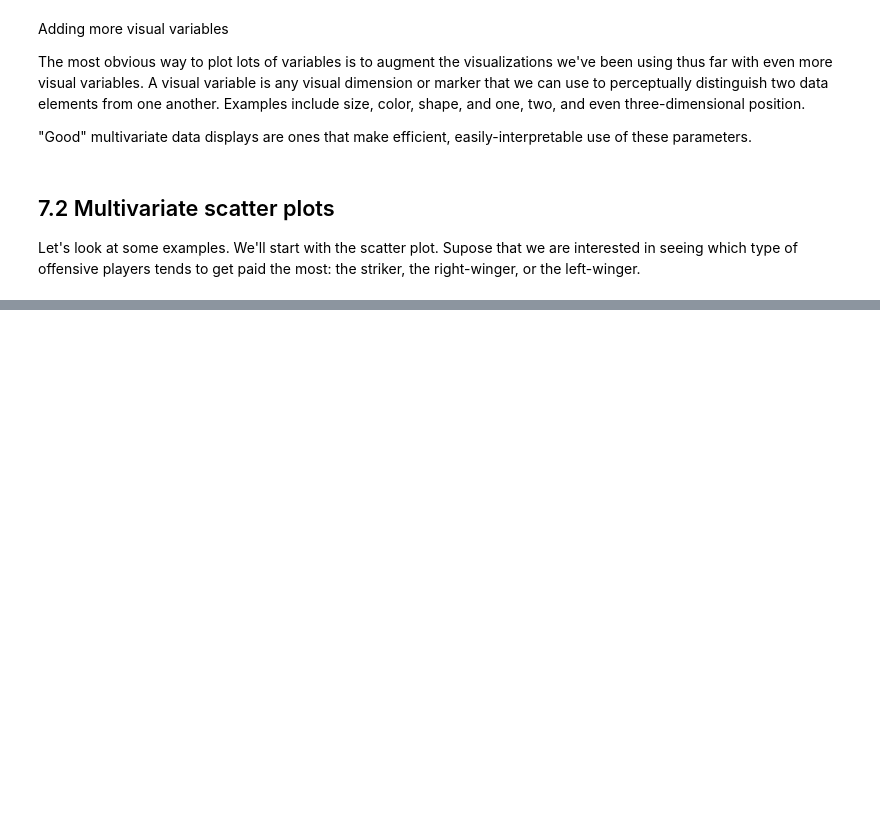
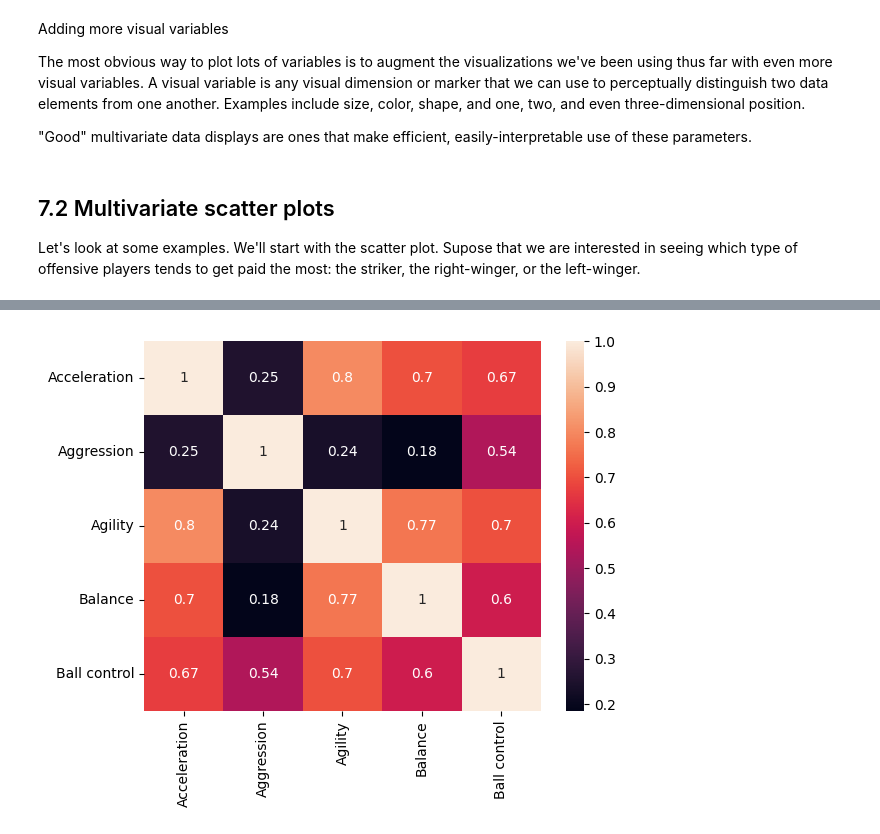
Before and after one commit to pengfei99/Data_vizualization_with_python, a Jupyter notebook: tutorials/Lesson07_Multivariate_Plotting.ipynb, the cells around one changed output, grey strips where cells are left out. Saved outputs shown, nothing was run; the diff lists cells and outputs as text; code cells hidden in the pictures; blank space fills up the shorter version.

```diff
--- a/tutorials/Lesson07_Multivariate_Plotting.ipynb
+++ b/tutorials/Lesson07_Multivariate_Plotting.ipynb
@@ -111,0 +185,14 @@ Another example visual variable is shape. Shape controls, well, the shape of the
+# %%
+from tutorials.utils import isDecimal
+
+f = (
+    footballers.loc[:, ['Acceleration', 'Aggression', 'Agility', 'Balance', 'Ball control']]
+        .applymap(lambda v: int(v) if isDecimal(v) else np.nan)
+        .dropna()
+).corr()
+
+# generate the heat map
+sns.heatmap(f, annot=True)
+plt.show()
+# %% [output]
+[figure, added]
```
Also changed, not shown: parts of 32 cells of this notebook.
